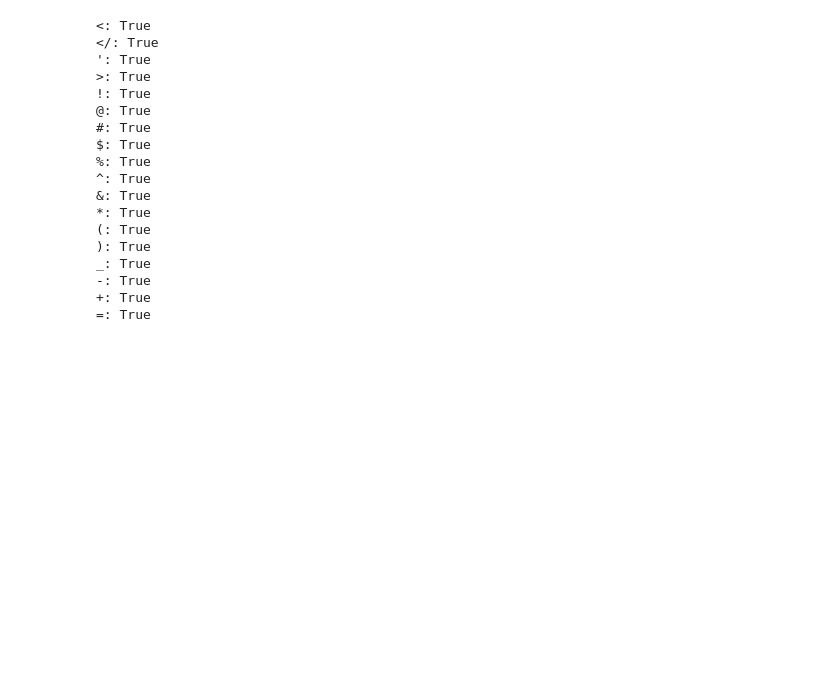
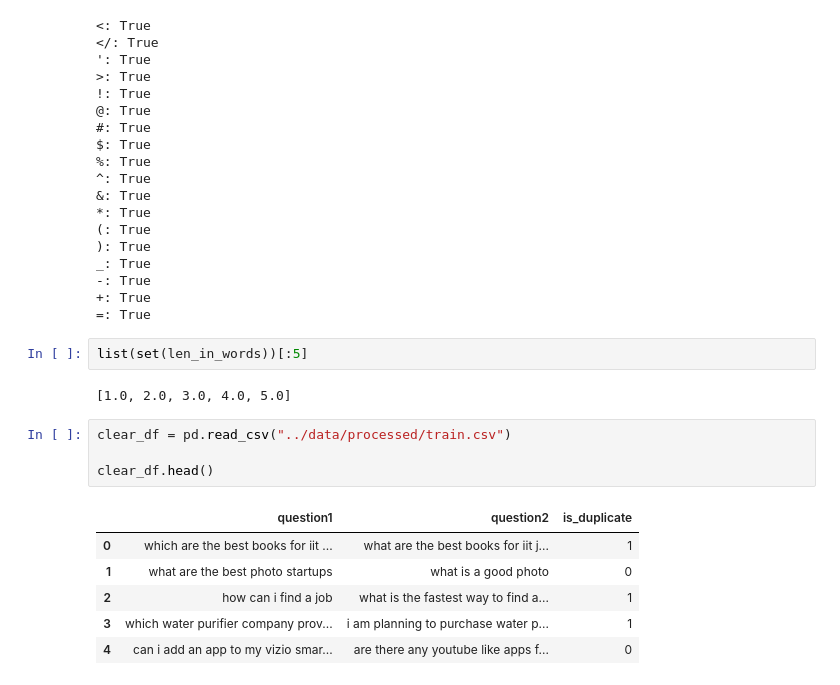
Before and after one commit to vladlenblch/semantic_duplicate_detector, a Jupyter notebook: notebooks/01_eda.ipynb, the cells around one changed output. Drawn from its saved outputs; the diff is of its cells as text; blank space fills up the shorter version.

```diff
--- a/notebooks/01_eda.ipynb
+++ b/notebooks/01_eda.ipynb
@@ -225,3 +225,18 @@ _: True
 -: True
 +: True
 =: True
+# %%
+list(set(len_in_words))[:5]
+# %% [output]
+[1.0, 2.0, 3.0, 4.0, 5.0]
+# %%
+clear_df = pd.read_csv("../data/processed/train.csv")
+
+clear_df.head()
+# %% [output]
+|  | question1 | question2 | is_duplicate |
+| 0 | which are the best books for iit ... | what are the best books for iit j... | 1 |
+| 1 | what are the best photo startups | what is a good photo | 0 |
+| 2 | how can i find a job | what is the fastest way to find a... | 1 |
+| 3 | which water purifier company prov... | i am planning to purchase water p... | 1 |
+| 4 | can i add an app to my vizio smar... | are there any youtube like apps f... | 0 |
```
Also changed, not shown: parts of 2 cells of this notebook, 9 other files.
